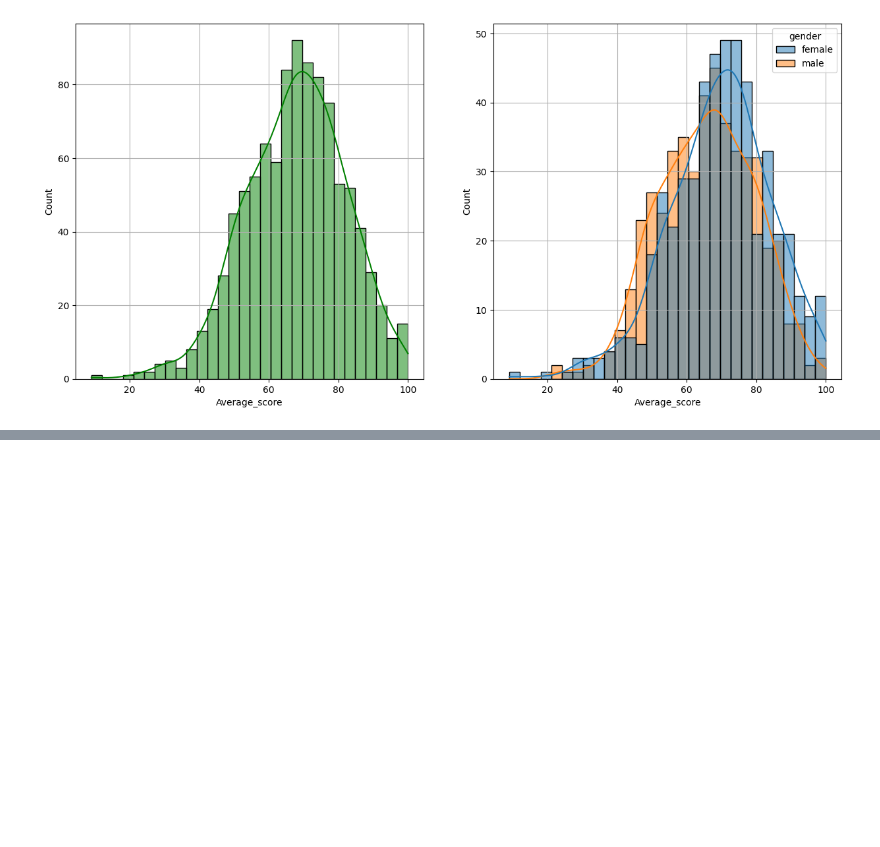
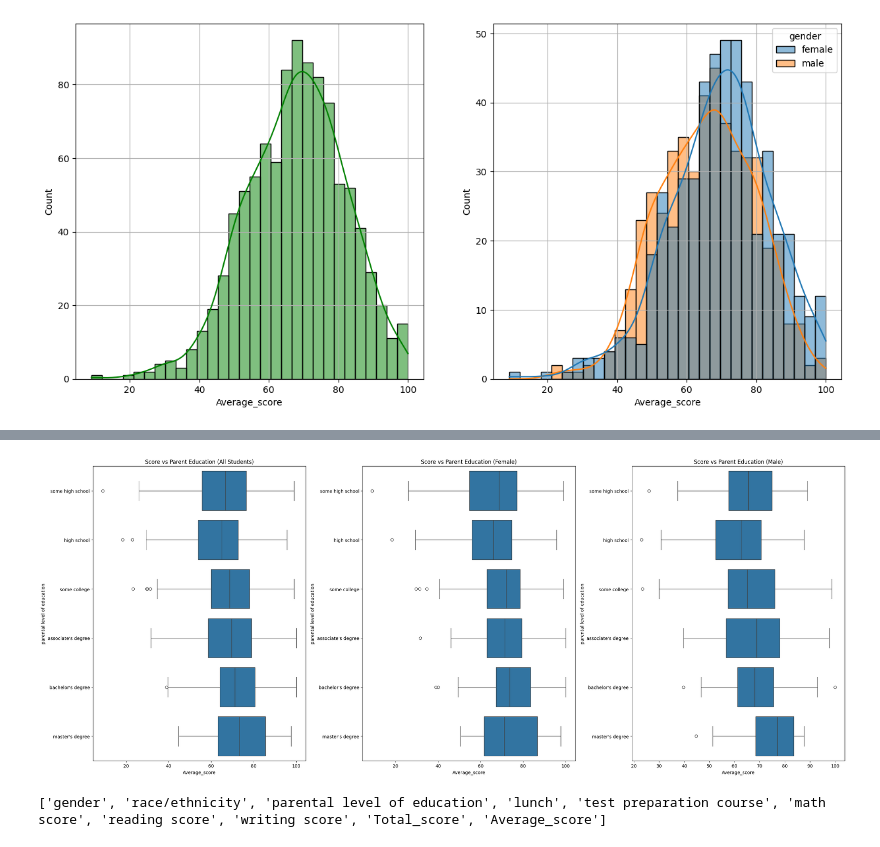
Before and after one commit to DwaipayanMistry/StudentsPerformance_DS-ML, a Jupyter notebook: notebook/EDA-Students-Performance.ipynb, the cells around one changed output, grey strips where cells are left out. Cells and saved outputs as stored; diff of their text form; code cells hidden in the pictures; blank space fills up the shorter version.

```diff
--- a/notebook/EDA-Students-Performance.ipynb
+++ b/notebook/EDA-Students-Performance.ipynb
@@ -234,0 +325,30 @@ plt.show()
+# %%
+import matplotlib.pyplot as plt
+import seaborn as sns
+
+# Set up the figure
+plt.subplots(1, 3, figsize=(25, 10))
+
+# 1. Total distribution by Parent Degree
+plt.subplot(131)
+plt.title("Score vs Parent Education (All Students)")
+sns.boxplot(data=df, x='Average_score', y='parental level of education', order=['some high school', 'high school', 'some college',"associate's degree", "bachelor's degree", "master's degree"])
+
+# 2. Female specific distribution
+plt.subplot(132)
+plt.title("Score vs Parent Education (Female)")
+sns.boxplot(data=df[df.gender=='female'], x='Average_score', y='parental level of education', order=['some high school', 'high school', 'some college',"associate's degree", "bachelor's degree", "master's degree"])
+
+# 3. Male specific distribution
+plt.subplot(133)
+plt.title("Score vs Parent Education (Male)")
+sns.boxplot(data=df[df.gender=='male'], x='Average_score', y='parental level of education', order=['some high school', 'high school', 'some college',"associate's degree", "bachelor's degree", "master's degree"])
+
+plt.tight_layout()
+plt.show()
+# %% [output]
+[figure, added]
+# %%
+print(df.columns.tolist())
+# %% [output]
+['gender', 'race/ethnicity', 'parental level of education', 'lunch', 'test preparation course', 'math score', 'reading score', 'writing score', 'Total_score', 'Average_score']
```
Also changed, not shown: parts of 31 cells of this notebook, 1 other file.
